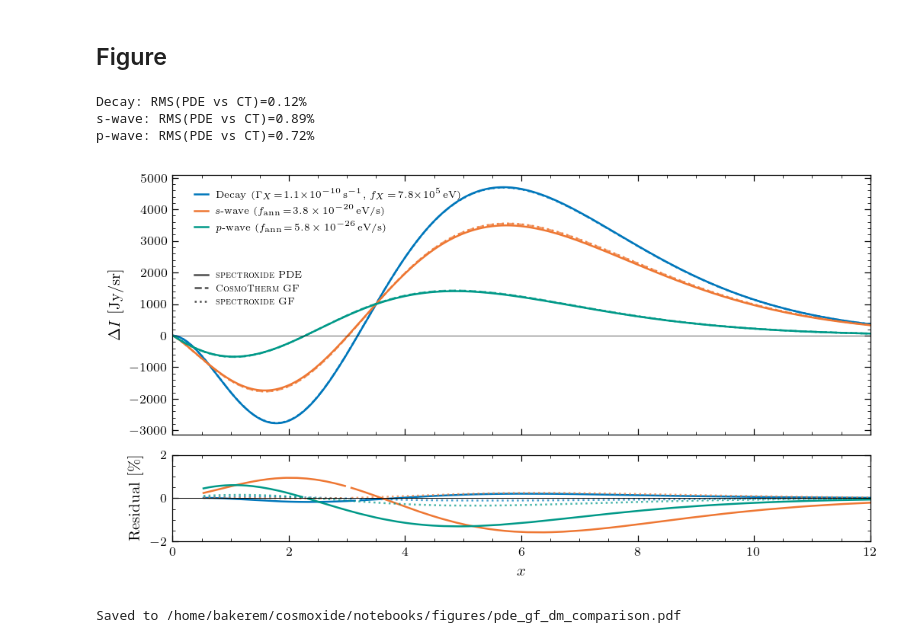
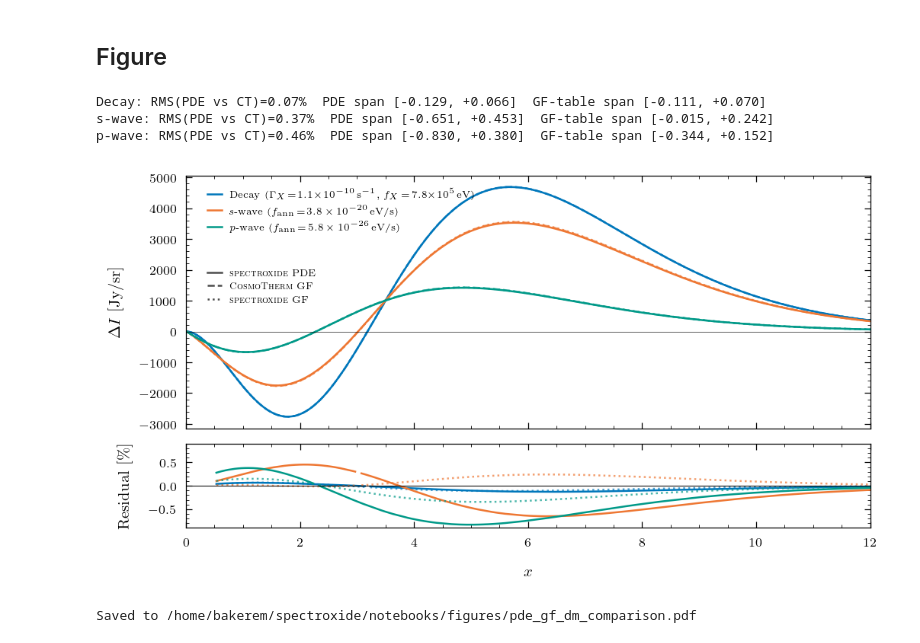
Before and after one commit to bakerem/spectroxide, a Jupyter notebook: notebooks/paper_figures/dm_scenario_comparison.ipynb, the cells around one changed output. Cells and saved outputs as stored; diff of their text form; code cells hidden in the pictures.

```diff
--- a/notebooks/paper_figures/dm_scenario_comparison.ipynb
+++ b/notebooks/paper_figures/dm_scenario_comparison.ipynb
@@ -243,40 +321,45 @@ for name in ['Decay', 's-wave', 'p-wave']:
     pct_tab[mask] = (di_tab_at_ct[mask] - di_ct[mask]) / peak_pde * 100
     ax_b.plot(x_ct_out, pct_tab, color=col, ls=':', lw=LW, alpha=0.7)
 
-    print(f'{name}: RMS(PDE vs CT)={rms:.2f}%')
+    print(f'{name}: RMS(PDE vs CT)={rms:.2f}%  '
+          f'PDE span [{np.nanmin(pct):+.3f}, {np.nanmax(pct):+.3f}]  '
+          f'GF-table span [{np.nanmin(pct_tab):+.3f}, {np.nanmax(pct_tab):+.3f}]')
+
 
 ax.axhline(0, color='k', lw=0.3)
 ax.set_ylabel(r'$\Delta I$ [Jy/sr]')
 
 # Place both legends in the upper-left region where curves dip below zero
 # (avoids overlap with Decay peak on the right and p-wave curve near x=9).
 leg1 = ax.legend(fontsize=LEGEND_SIZE - 1,
                  loc='upper left', bbox_to_anchor=(0.02, 0.98),
                  ncol=1, framealpha=0.9)
 from matplotlib.lines import Line2D
 method_handles = [
     Line2D([], [], color='0.3', ls='-',  lw=LW, label=r'\textsc{spectroxide} PDE'),
     Line2D([], [], color='0.3', ls='--', lw=LW, label=r'\textsc{CosmoTherm} GF'),
     Line2D([], [], color='0.3', ls=':',  lw=LW, label=r'\textsc{spectroxide} GF'),
 ]
 leg2 = ax.legend(handles=method_handles, fontsize=LEGEND_SIZE - 1,
                  loc='upper left', bbox_to_anchor=(0.02, 0.66),
                  framealpha=0.9,)
 ax.add_artist(leg1)
 ax.set_xlim(0, 12)
 
 ax_b.axhline(0, color='k', lw=0.5)
-ax_b.set_ylim(-2, 2)
+# Widest curve is p-wave PDE at -0.83 %; the printed spans above are the check.
+# The old +-2 wasted two thirds of the panel.
+ax_b.set_ylim(-0.9, 0.9)
 ax_b.set_xlabel(r'$x$')
 ax_b.set_ylabel(r'Residual [\%]')
 
 fig.tight_layout()
 plt.savefig(FIG_DIR / 'pde_gf_dm_comparison.pdf', dpi=SAVE_DPI)
 plt.show()
 print(f'Saved to {FIG_DIR / "pde_gf_dm_comparison.pdf"}')
 # %% [output]
-Decay: RMS(PDE vs CT)=0.12%
-s-wave: RMS(PDE vs CT)=0.89%
-p-wave: RMS(PDE vs CT)=0.72%
+Decay: RMS(PDE vs CT)=0.07%  PDE span [-0.129, +0.066]  GF-table span [-0.111, +0.070]
+s-wave: RMS(PDE vs CT)=0.37%  PDE span [-0.651, +0.453]  GF-table span [-0.015, +0.242]
+p-wave: RMS(PDE vs CT)=0.46%  PDE span [-0.830, +0.380]  GF-table span [-0.344, +0.152]
-[figure, old version]
+[figure, new version]
-Saved to /home/bakerem/cosmoxide/notebooks/figures/pde_gf_dm_comparison.pdf
+Saved to /home/bakerem/spectroxide/notebooks/figures/pde_gf_dm_comparison.pdf
```
Also changed, not shown: parts of 6 cells of this notebook, 9 other files.
